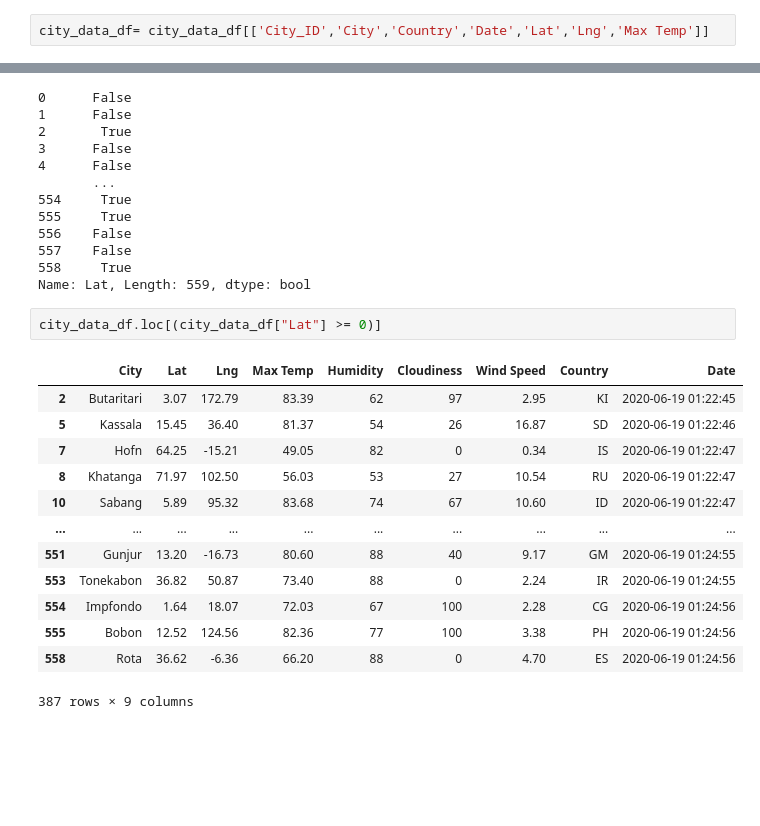
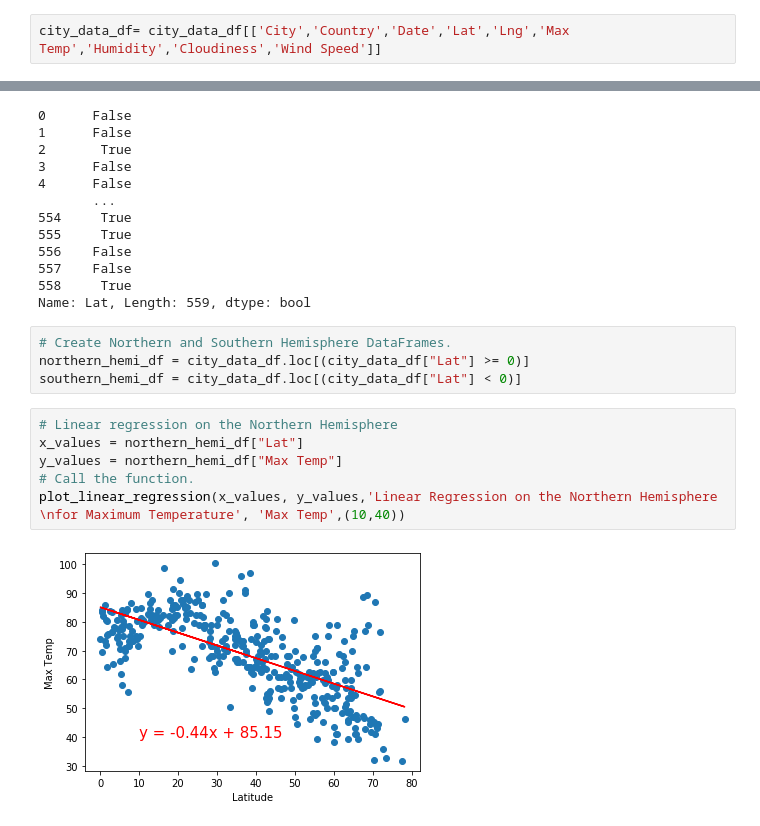
Before and after one commit to hannahrim/World_Weather_Analysis, a Jupyter notebook: WeatherPy.ipynb, the cells around one changed output, grey strips where cells are left out. Saved outputs shown, nothing was run; the diff lists cells and outputs as text; blank space fills up the shorter version.

```diff
--- a/WeatherPy.ipynb
+++ b/WeatherPy.ipynb
@@ -308,4 +308,4 @@ city_data_df.head(10)
 | 8 | Khatanga | 71.97 | 102.50 | 56.03 | 53 | 27 | 10.54 | RU | 2020-06-19 01:22:47 |
 | 9 | Antofagasta | -23.65 | -70.40 | 59.00 | 82 | 90 | 3.36 | CL | 2020-06-19 01:18:17 |
 # %%
-city_data_df= city_data_df[['City_ID','City','Country','Date','Lat','Lng','Max Temp']]
+city_data_df= city_data_df[['City','Country','Date','Lat','Lng','Max Temp','Humidity','Cloudiness','Wind Speed']]
@@ -454,19 +473,15 @@ city_data_df["Lat"] >= 0
 557    False
 558     True
 Name: Lat, Length: 559, dtype: bool
-# %%
-city_data_df.loc[(city_data_df["Lat"] >= 0)]
-# %% [output]
-|  | City | Lat | Lng | Max Temp | Humidity | Cloudiness | Wind Speed | Country | Date |
-| 2 | Butaritari | 3.07 | 172.79 | 83.39 | 62 | 97 | 2.95 | KI | 2020-06-19 01:22:45 |
-| 5 | Kassala | 15.45 | 36.40 | 81.37 | 54 | 26 | 16.87 | SD | 2020-06-19 01:22:46 |
-| 7 | Hofn | 64.25 | -15.21 | 49.05 | 82 | 0 | 0.34 | IS | 2020-06-19 01:22:47 |
-| 8 | Khatanga | 71.97 | 102.50 | 56.03 | 53 | 27 | 10.54 | RU | 2020-06-19 01:22:47 |
-| 10 | Sabang | 5.89 | 95.32 | 83.68 | 74 | 67 | 10.60 | ID | 2020-06-19 01:22:47 |
-| ... | ... | ... | ... | ... | ... | ... | ... | ... | ... |
-| 551 | Gunjur | 13.20 | -16.73 | 80.60 | 88 | 40 | 9.17 | GM | 2020-06-19 01:24:55 |
-| 553 | Tonekabon | 36.82 | 50.87 | 73.40 | 88 | 0 | 2.24 | IR | 2020-06-19 01:24:55 |
-| 554 | Impfondo | 1.64 | 18.07 | 72.03 | 67 | 100 | 2.28 | CG | 2020-06-19 01:24:56 |
-| 555 | Bobon | 12.52 | 124.56 | 82.36 | 77 | 100 | 3.38 | PH | 2020-06-19 01:24:56 |
-| 558 | Rota | 36.62 | -6.36 | 66.20 | 88 | 0 | 4.70 | ES | 2020-06-19 01:24:56 |
-387 rows × 9 columns
+# %%
+# Create Northern and Southern Hemisphere DataFrames.
+northern_hemi_df = city_data_df.loc[(city_data_df["Lat"] >= 0)]
+southern_hemi_df = city_data_df.loc[(city_data_df["Lat"] < 0)]
+# %%
+# Linear regression on the Northern Hemisphere
+x_values = northern_hemi_df["Lat"]
+y_values = northern_hemi_df["Max Temp"]
+# Call the function.
+plot_linear_regression(x_values, y_values,'Linear Regression on the Northern Hemisphere \nfor Maximum Temperature', 'Max Temp',(10,40))
+# %% [output]
+[figure, added]
```
Also changed, not shown: parts of 9 cells of this notebook, 3 other files.
